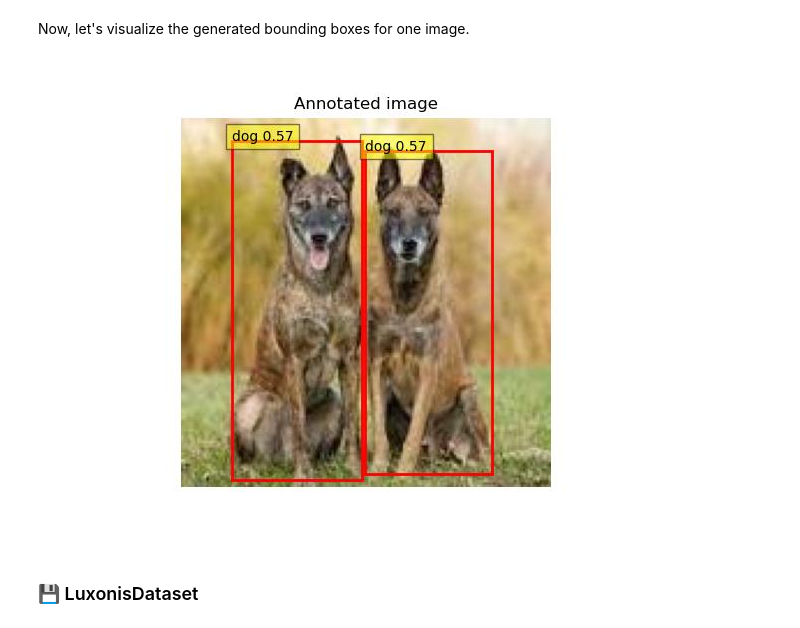
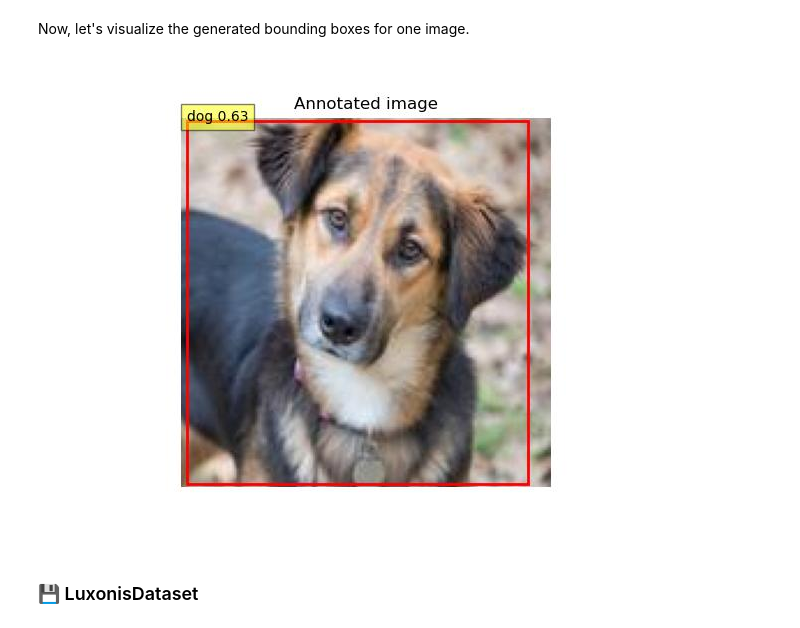
Before and after one commit to luxonis/depthai-ml-training, a Jupyter notebook: training/train_detection_model_datadreamer.ipynb, the cells around one changed output. Saved outputs shown, nothing was run; the diff lists cells and outputs as text; code cells hidden in the pictures.

```diff
--- a/training/train_detection_model_datadreamer.ipynb
+++ b/training/train_detection_model_datadreamer.ipynb
@@ -81,9 +97,9 @@ To discover all available DataDreamer arguments, please refer to [here](https://
 Now, let's visualize the generated bounding boxes for one image.
 # %%
 from IPython.display import Image
-Image(filename='catsdogs_dataset/bboxes_visualization/bbox_5.jpg')
+Image(filename='catsdogs_dataset/bboxes_visualization/bbox_0000012.jpg')
 # %% [output]
-[figure, old version]
+[figure, new version]
 # %% [markdown]
 <a name ="luxonisdataset"></a>
 
```
Also changed, not shown: parts of 17 cells of this notebook, 7 other files.
